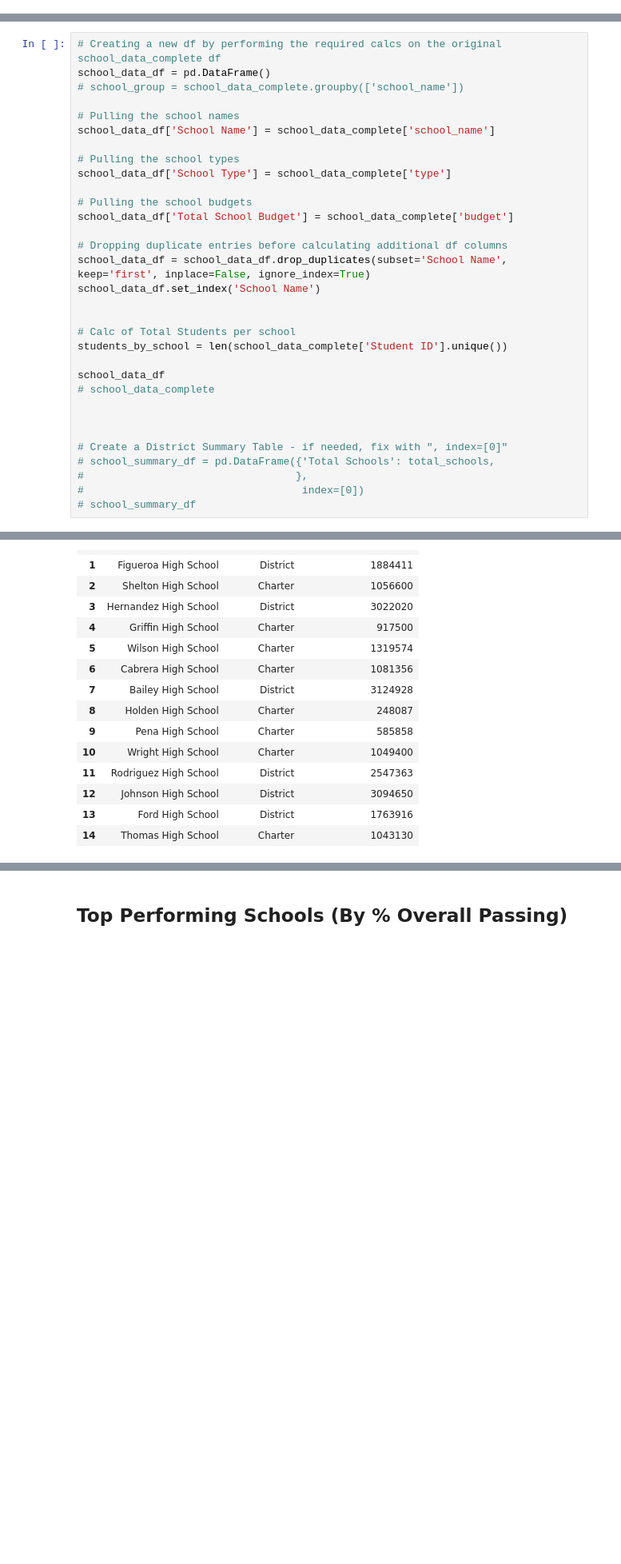
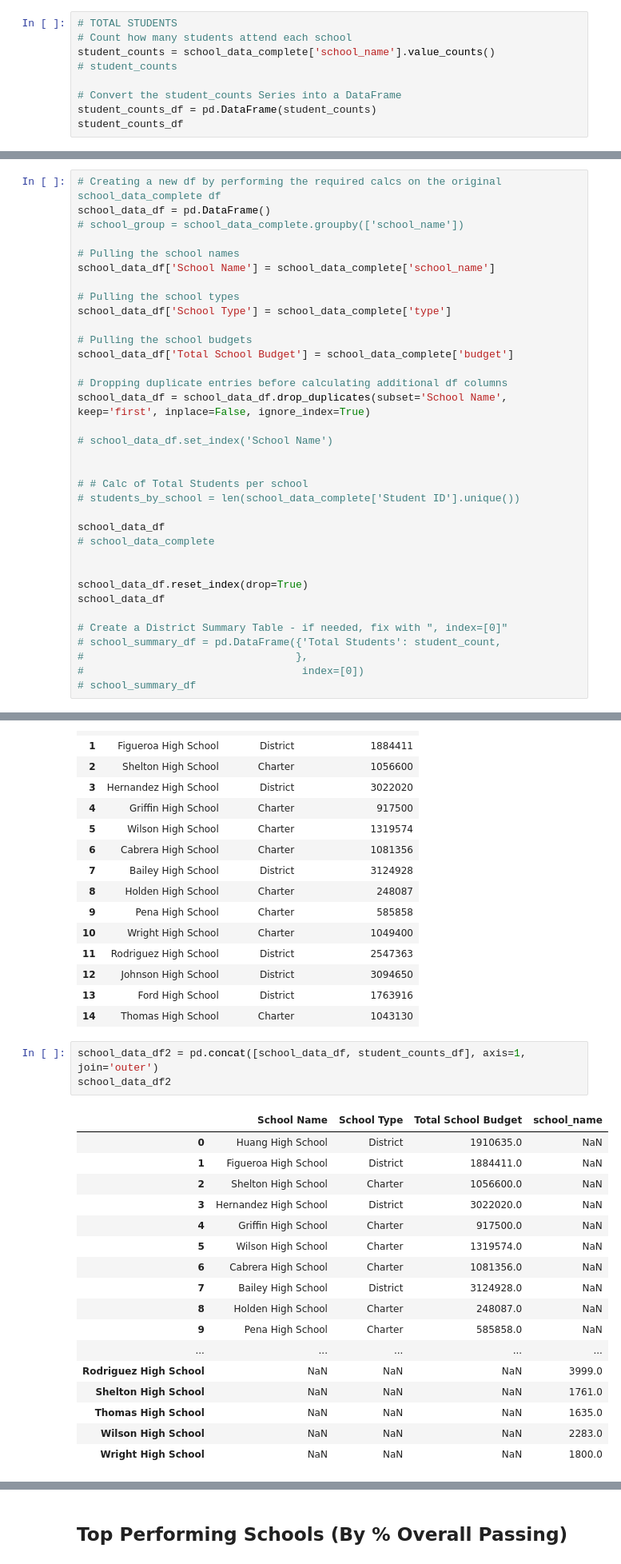
Before and after one commit to rarconaut/pandas-challenge, a Jupyter notebook: PyCitySchools/PyCitySchools_starter.ipynb, the cells around one changed output, grey strips where cells are left out. Shown: that part at 80% size. Cells and saved outputs as stored; diff of their text form; blank space fills up the shorter version.

Commit message:
Working on total students per school, trying to merge/join/concat it to the summary as a sparate df.

```diff
--- a/PyCitySchools/PyCitySchools_starter.ipynb
+++ b/PyCitySchools/PyCitySchools_starter.ipynb
@@ -131,3 +131,12 @@ school_data_complete.head()
 | 2 | 2 | Kevin Rodriguez | M | 12th | Huang High School | 90 | 60 | 0 | ... |
 | 3 | 3 | Dr. Richard Scott | M | 12th | Huang High School | 67 | 58 | 0 | ... |
 | 4 | 4 | Bonnie Ray | F | 9th | Huang High School | 97 | 84 | 0 | ... |
+# %%
+# TOTAL STUDENTS
+# Count how many students attend each school
+student_counts = school_data_complete['school_name'].value_counts()
+# student_counts
+
+# Convert the student_counts Series into a DataFrame
+student_counts_df = pd.DataFrame(student_counts)
+student_counts_df
@@ -193,19 +219,22 @@ school_data_df['Total School Budget'] = school_data_complete['budget']
 
 # Dropping duplicate entries before calculating additional df columns
 school_data_df = school_data_df.drop_duplicates(subset='School Name', keep='first', inplace=False, ignore_index=True)
-school_data_df.set_index('School Name')
+
+# school_data_df.set_index('School Name')
 
 
-# Calc of Total Students per school
-students_by_school = len(school_data_complete['Student ID'].unique())
+# # Calc of Total Students per school
+# students_by_school = len(school_data_complete['Student ID'].unique())
 
 school_data_df
 # school_data_complete
 
 
+school_data_df.reset_index(drop=True)
+school_data_df
 
 # Create a District Summary Table - if needed, fix with ", index=[0]"
-# school_summary_df = pd.DataFrame({'Total Schools': total_schools,
+# school_summary_df = pd.DataFrame({'Total Students': student_count,
 #                                  },
 #                                   index=[0])
 # school_summary_df
@@ -226,6 +255,27 @@ school_data_df
 | 12 | Johnson High School | District | 3094650 |
 | 13 | Ford High School | District | 1763916 |
 | 14 | Thomas High School | Charter | 1043130 |
+# %%
+school_data_df2 = pd.concat([school_data_df, student_counts_df], axis=1, join='outer')
+school_data_df2
+# %% [output]
+|  | School Name | School Type | Total School Budget | school_name |
+| 0 | Huang High School | District | 1910635.0 | NaN |
+| 1 | Figueroa High School | District | 1884411.0 | NaN |
+| 2 | Shelton High School | Charter | 1056600.0 | NaN |
+| 3 | Hernandez High School | District | 3022020.0 | NaN |
+| 4 | Griffin High School | Charter | 917500.0 | NaN |
+| 5 | Wilson High School | Charter | 1319574.0 | NaN |
+| 6 | Cabrera High School | Charter | 1081356.0 | NaN |
+| 7 | Bailey High School | District | 3124928.0 | NaN |
+| 8 | Holden High School | Charter | 248087.0 | NaN |
+| 9 | Pena High School | Charter | 585858.0 | NaN |
+| ... | ... | ... | ... | ... |
+| Rodriguez High School | NaN | NaN | NaN | 3999.0 |
+| Shelton High School | NaN | NaN | NaN | 1761.0 |
+| Thomas High School | NaN | NaN | NaN | 1635.0 |
+| Wilson High School | NaN | NaN | NaN | 2283.0 |
+| Wright High School | NaN | NaN | NaN | 1800.0 |
 # %%
 # students_by_school = len(school_group['Student ID'].unique())
 
```
Also changed, not shown: parts of 1 cell of this notebook.
